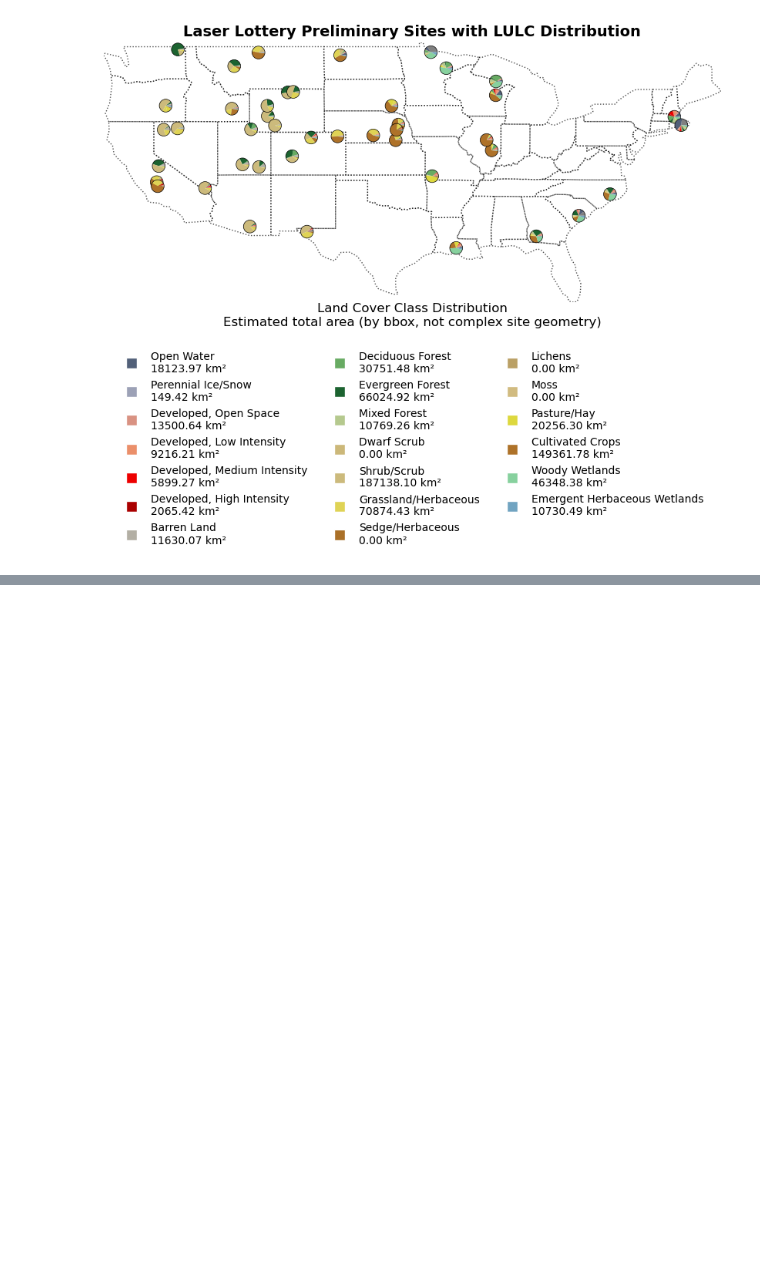
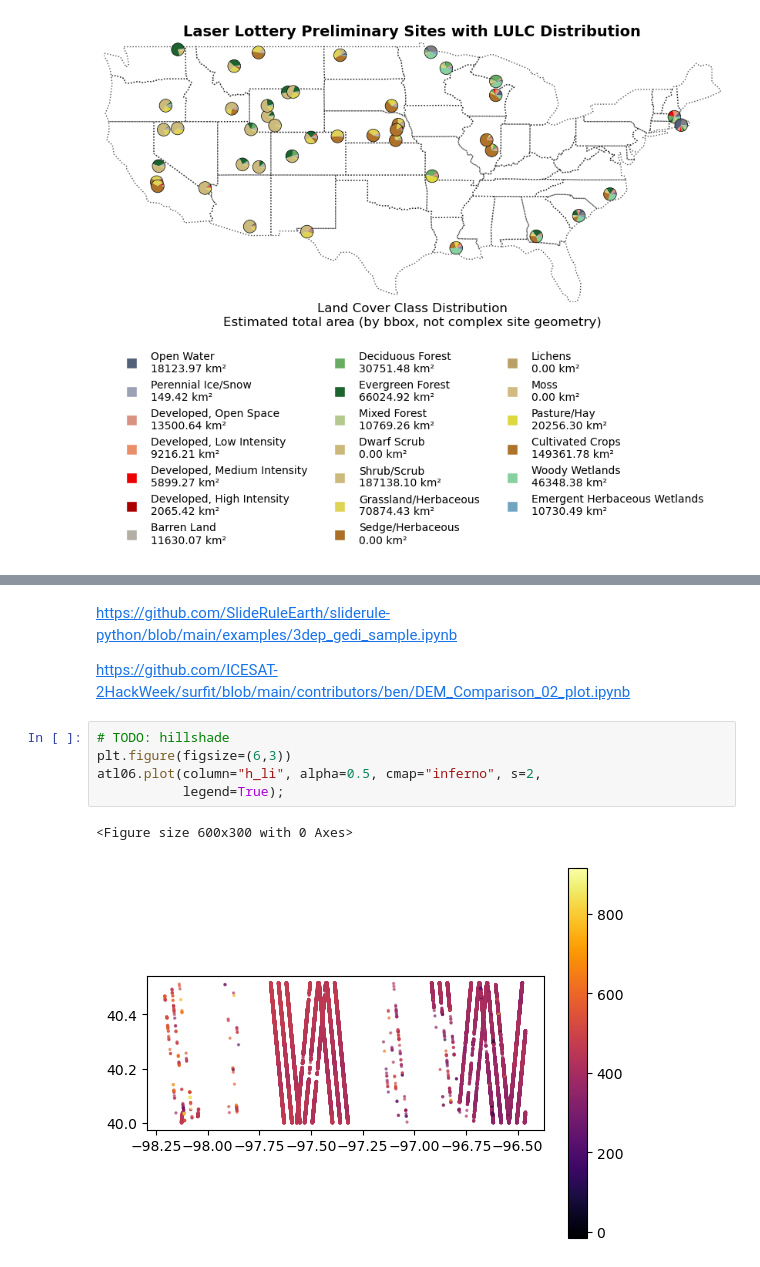
Before and after one commit to UW-GDA/ATL06_LaserLottery, a Jupyter notebook: notebooks/00_dataset_intro.ipynb, the cells around one changed output, grey strips where cells are left out. Drawn from its saved outputs; the diff is of its cells as text; blank space fills up the shorter version.

```diff
--- a/notebooks/00_dataset_intro.ipynb
+++ b/notebooks/00_dataset_intro.ipynb
@@ -240,0 +256,12 @@ CRS: EPSG:7912, Shape: (0, 1)
+# %% [markdown]
+https://github.com/SlideRuleEarth/sliderule-python/blob/main/examples/3dep_gedi_sample.ipynb
+
+https://github.com/ICESAT-2HackWeek/surfit/blob/main/contributors/ben/DEM_Comparison_02_plot.ipynb
+# %%
+# TODO: hillshade
+plt.figure(figsize=(6,3))
+atl06.plot(column="h_li", alpha=0.5, cmap="inferno", s=2,
+           legend=True);
+# %% [output]
+<Figure size 600x300 with 0 Axes>
+[figure, added]
```
Also changed, not shown: parts of 13 cells of this notebook.
